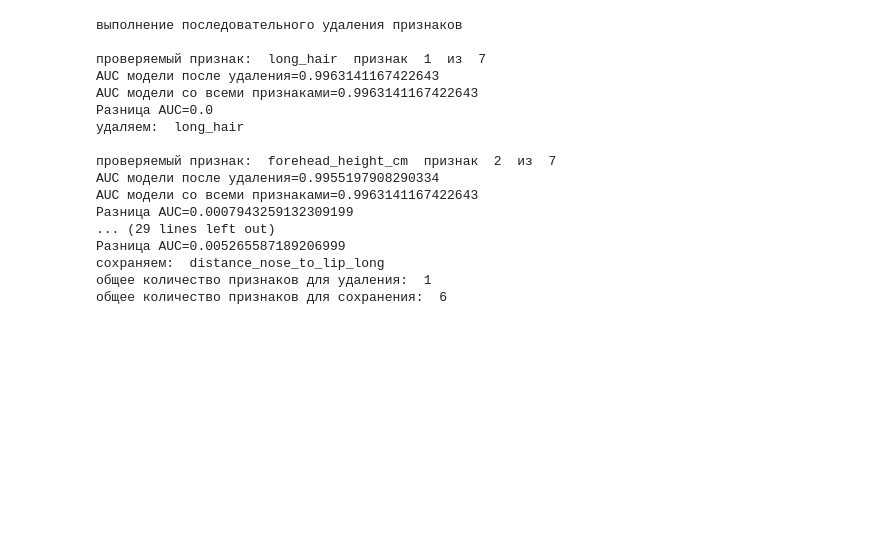
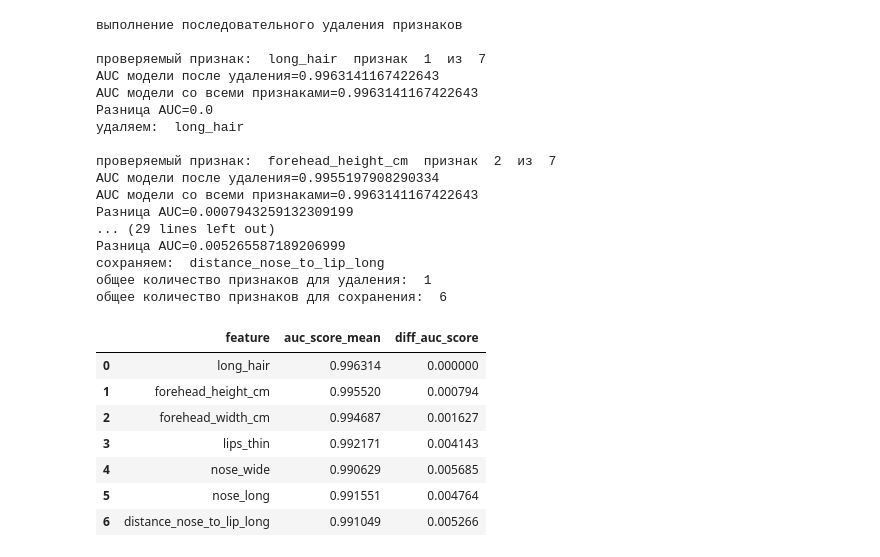
Before and after one commit to dsvishchev/education, a Jupyter notebook: feature_selection.ipynb, the cells around one changed output. Drawn from its saved outputs; the diff is of its cells as text; code cells hidden in the pictures; blank space fills up the shorter version.

```diff
--- a/feature_selection.ipynb
+++ b/feature_selection.ipynb
@@ -557,6 +557,17 @@ AUC модели со всеми признаками=0.9963141167422643
 сохраняем:  distance_nose_to_lip_long
 общее количество признаков для удаления:  1
 общее количество признаков для сохранения:  6
+# %%
+df2
+# %% [output]
+|  | feature | auc_score_mean | diff_auc_score |
+| 0 | long_hair | 0.996314 | 0.000000 |
+| 1 | forehead_height_cm | 0.995520 | 0.000794 |
+| 2 | forehead_width_cm | 0.994687 | 0.001627 |
+| 3 | lips_thin | 0.992171 | 0.004143 |
+| 4 | nose_wide | 0.990629 | 0.005685 |
+| 5 | nose_long | 0.991551 | 0.004764 |
+| 6 | distance_nose_to_lip_long | 0.991049 | 0.005266 |
 # %%
 dgg_new = []
 for col in features_to_keep:
```
Also changed, not shown: parts of 3 cells of this notebook, 1 other file.
